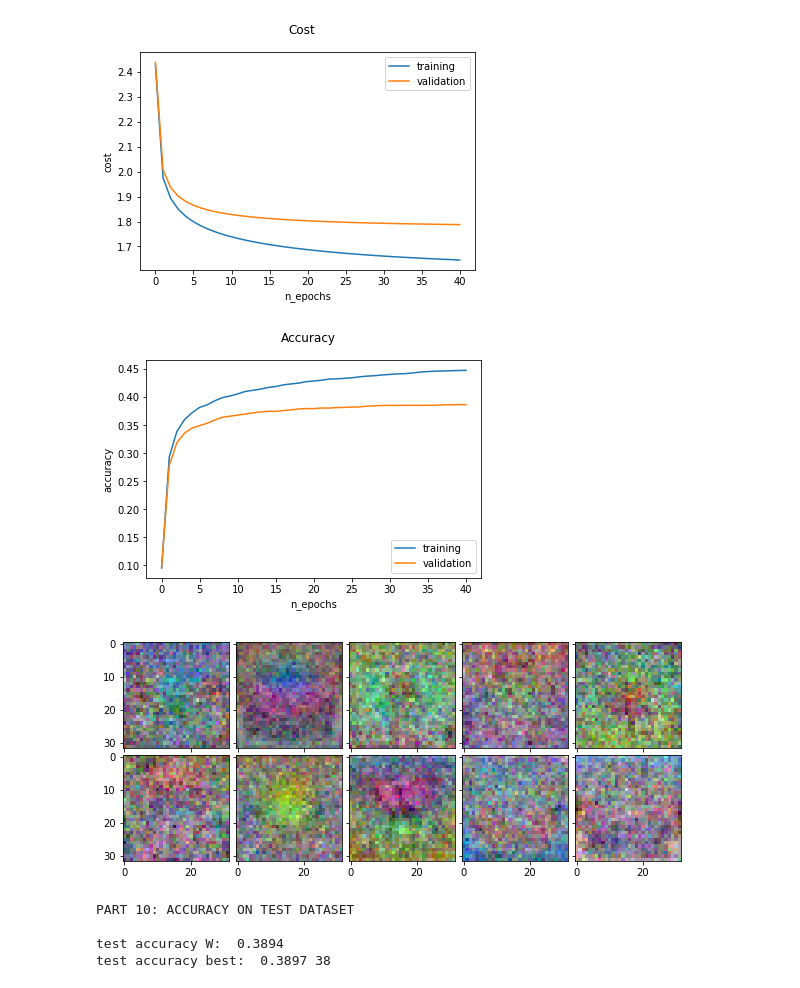
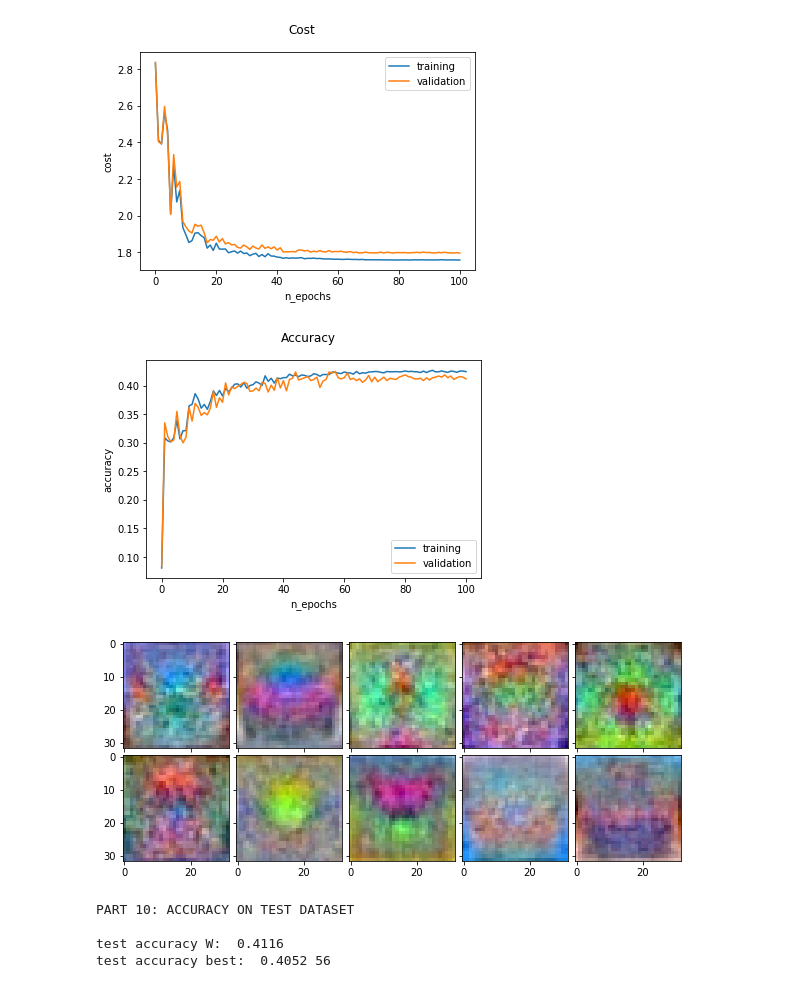
Before and after one commit to RSvenja/DeepLearning, a Jupyter notebook: assignment1_bonus.ipynb, the cells around one changed output. Saved outputs shown, nothing was run; the diff lists cells and outputs as text; code cells hidden in the pictures.

```diff
--- a/assignment1_bonus.ipynb
+++ b/assignment1_bonus.ipynb
@@ -385,9 +373,9 @@ def ComputeGradientsSVM_slow(X, y, W, b, lam):
     dW /= num_train
     db /= num_train
 
-  # Add regularization
-    loss += 0.5 * lam * np.sum(np.square(W))
-    dW += lam*W
+  # Add regularization (not sure which one to use)
+    loss += 0.5*lam * np.sum(np.square(W))
+    dW += 1*lam*W
     return loss.item(0), dW.T, db.T
 
 def ComputeGradientsSVM(X, y, W, b, lam):
@@ -411,7 +399,7 @@ def ComputeGradientsSVM(X, y, W, b, lam):
     binary[np.arange(num_train), y] = -row_sum.T # taking the negative values, and assigning them to yi components with
     dW = np.dot(X.T, binary)/num_train
     db = np.dot(ones.T, binary)/num_train
-    dW += lam*W   # Regularize
+    dW += 1*lam*W   # Regularize (not sure which one to use)
     return  dW.T, db.T
 
 def ComputeCostSVM(X, y, W, b, lam):
@@ -428,14 +416,14 @@ def ComputeCostSVM(X, y, W, b, lam):
     margins = np.maximum(0, scores - np.matrix(yi_scores).T + 1)
     margins[np.arange(num_train),y] = 0 # cancel out where yi = j
     loss = np.mean(np.sum(margins, axis=1))
-    loss += 0.5 *lam * np.sum(np.square(W))
+    loss += 0.5*lam * np.sum(np.square(W)) #(not sure which one to use)
     return loss
 
 def testGradients_svm(X,y,W,b,lam):
     # Vectorized gradients
-    grad_W, grad_b = ComputeGradientsSVM(X, y, W, b, 0)
+    grad_W, grad_b = ComputeGradientsSVM(X, y, W, b, lam)
     # slow but precise computation
-    loss_slow, grad_W_slow, grad_b_slow = ComputeGradientsSVM_slow(X, y, W, b, 0)
+    loss_slow, grad_W_slow, grad_b_slow = ComputeGradientsSVM_slow(X, y, W, b, lam)
     # Compute the relative error and check if it is "small"
     relative_errors_b = ComputeRelativeError(grad_b ,grad_b_slow ,1e-6)
     relative_errors_W = ComputeRelativeError(grad_W ,grad_W_slow ,1e-6)
@@ -468,7 +456,7 @@ def GenerateMiniBatches_svm(n_batch, X, Y, y, permute):
 
     return X_batches, Y_batches, y_batches
 
-def MiniBatchGD_svm(X, Y, y, X_validate, Y_validate, y_validate,  W, b, n_batch, eta,n_epochs, lam, permute, gamma):
+def MiniBatchGD_svm(X, Y, y, X_validate, Y_validate, y_validate,  W, b, n_batch, eta,n_epochs, lam, permute, decay):
     costs_train = []
     accs_train = []
     costs_validate = []
@@ -531,19 +519,20 @@ def MiniBatchGD_svm(X, Y, y, X_validate, Y_validate, y_validate,  W, b, n_batch,
 # 0. Set the parameters
 # Parameters
 regularization = 0.1
-n_epochs = 40
+n_epochs = 100
 n_batch = 100
-eta = 0.001
-permute = False
-setup = "setup11"
+eta = 0.03
+permute = True
+setup = "test"
 # only for setup7alldata
-alldata = False
+alldata = True
 train_size = 49000
-# momentum
-momentum = 0
+#decaying
+decay = 0.9
+update_round = 2
+eta_stop = 0.0005
 # xavier init
 xavier = False
-decay = 1
 # svm
 svm = False
 
@@ -634,13 +623,13 @@ print("\nPART 7: COMPUTE AND TEST GRADIENTS")
 #5. Compute cost
 if svm:
     print("Test: Compare SVM slow and vectorized computation")
-    testGradients_svm(X_images_train, y_labels_train, W, b, 0)
+    testGradients_svm(X_images_train, y_labels_train, W, b, regularization)
 else:
     print("Test: Using one picture")
-    testGradients(X_images_train[:, 1], Y_onehot_train[:, 1], W)
+    #testGradients(X_images_train[:, 1], Y_onehot_train[:, 1], W, regularization)
 
     print("\nTest2: One picture and reduced dimensionality")
-    testGradients(X_images_train[0:20, 1], Y_onehot_train[0:20, 1], W[:, 0:20])
+    #testGradients(X_images_train[0:20, 1], Y_onehot_train[0:20, 1], W[:, 0:20], regularization)
 # %% [output]
 PART 1: LOAD DATA
 Shapes of loaded data:
@@ -663,9 +652,9 @@ Error for gradients for W smaller 1e-6:
 # 8 Training
 print("\nPART 8: TRAINING ON MINI BATCHES")
 if svm:
-    costs_train, accs_train, costs_validate, accs_validate, W_trained, W_best, n_best  = MiniBatchGD_svm(X_images_train, Y_onehot_train, y_labels_train, X_images_validate, Y_onehot_validate, y_labels_validate, W, b, n_batch, eta, n_epochs, regularization, permute, momentum)
+    costs_train, accs_train, costs_validate, accs_validate, W_trained, W_best, n_best  = MiniBatchGD_svm(X_images_train, Y_onehot_train, y_labels_train, X_images_validate, Y_onehot_validate, y_labels_validate, W, b, n_batch, eta, n_epochs, regularization, permute, decay)
 else:
-    costs_train, accs_train, costs_validate, accs_validate, W_trained, W_best, n_best  = MiniBatchGD(X_images_train, Y_onehot_train, y_labels_train, X_images_validate, Y_onehot_validate, y_labels_validate, W, b, n_batch, eta, n_epochs, regularization, permute, momentum)
+    costs_train, accs_train, costs_validate, accs_validate, W_trained, W_best, n_best  = MiniBatchGD(X_images_train, Y_onehot_train, y_labels_train, X_images_validate, Y_onehot_validate, y_labels_validate, W, b, n_batch, eta, n_epochs, regularization, permute, decay, update_round)
 
 # 9 Plotting the resuts
 print("\n PART 9: PLOTTING RESULTS\n")
@@ -695,10 +684,10 @@ epoch 1
 
 
  PART 9: PLOTTING RESULTS
-[figure, old version]
+[figure, new version]
-[figure, old version]
+[figure, new version]
-[figure, old version]
+[figure, new version]
 PART 10: ACCURACY ON TEST DATASET
 
-test accuracy W:  0.3894
-test accuracy best:  0.3897 38
+test accuracy W:  0.4116
+test accuracy best:  0.4052 56
```
Also changed, not shown: parts of 3 cells of this notebook, 1 other file.
